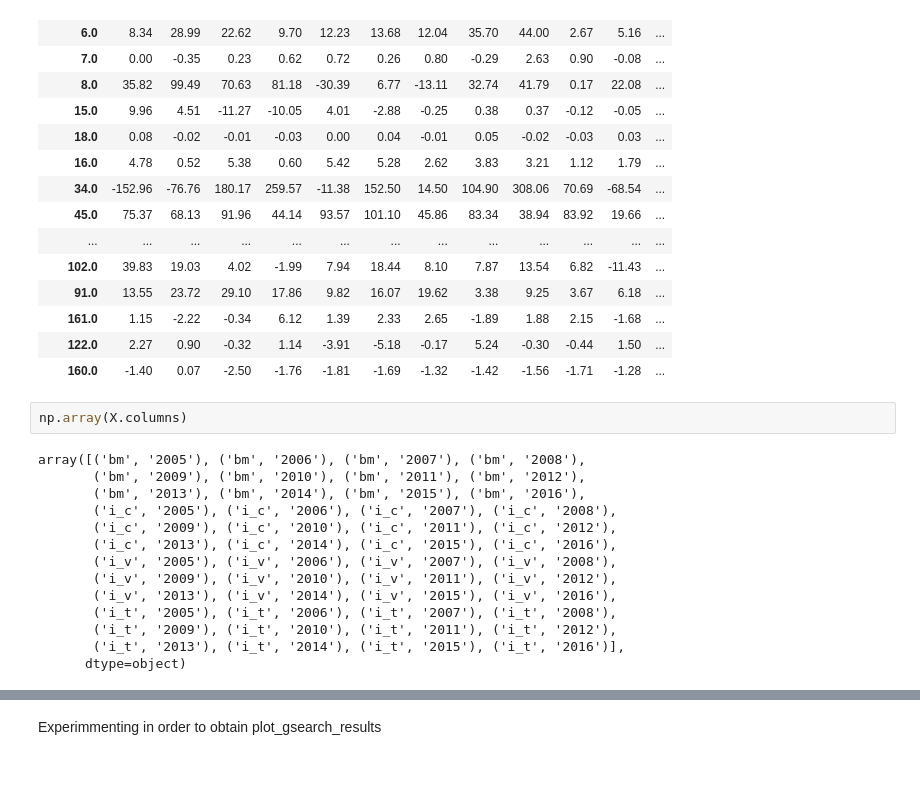
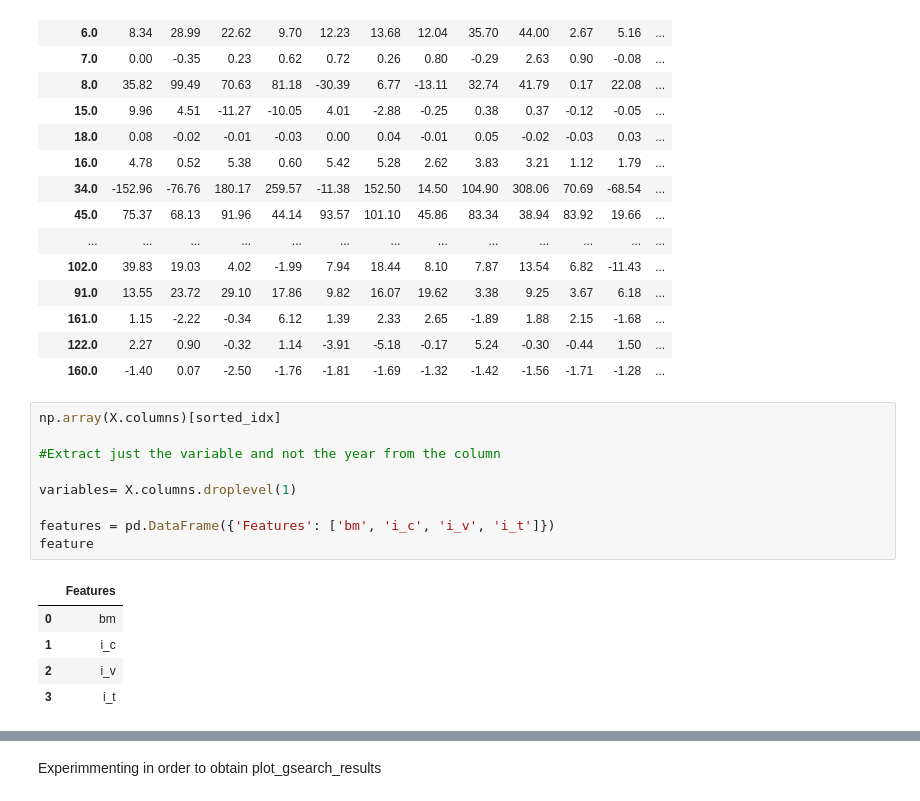
Before and after one commit to Moncada-Francesco-97/Calving-U-Net, a Jupyter notebook: Random_Forest/random_forest.ipynb, the cells around one changed output, grey strips where cells are left out. Drawn from its saved outputs; the diff is of its cells as text; blank space fills up the shorter version.

```diff
--- a/Random_Forest/random_forest.ipynb
+++ b/Random_Forest/random_forest.ipynb
@@ -294,19 +294,18 @@ X
 | 161.0 | 1.15 | -2.22 | -0.34 | 6.12 | 1.39 | 2.33 | 2.65 | -1.89 | 1.88 | 2.15 | -1.68 | ... |
 | 122.0 | 2.27 | 0.90 | -0.32 | 1.14 | -3.91 | -5.18 | -0.17 | 5.24 | -0.30 | -0.44 | 1.50 | ... |
 | 160.0 | -1.40 | 0.07 | -2.50 | -1.76 | -1.81 | -1.69 | -1.32 | -1.42 | -1.56 | -1.71 | -1.28 | ... |
-# %%
-np.array(X.columns)
-# %% [output]
-array([('bm', '2005'), ('bm', '2006'), ('bm', '2007'), ('bm', '2008'),
-       ('bm', '2009'), ('bm', '2010'), ('bm', '2011'), ('bm', '2012'),
-       ('bm', '2013'), ('bm', '2014'), ('bm', '2015'), ('bm', '2016'),
-       ('i_c', '2005'), ('i_c', '2006'), ('i_c', '2007'), ('i_c', '2008'),
-       ('i_c', '2009'), ('i_c', '2010'), ('i_c', '2011'), ('i_c', '2012'),
-       ('i_c', '2013'), ('i_c', '2014'), ('i_c', '2015'), ('i_c', '2016'),
-       ('i_v', '2005'), ('i_v', '2006'), ('i_v', '2007'), ('i_v', '2008'),
-       ('i_v', '2009'), ('i_v', '2010'), ('i_v', '2011'), ('i_v', '2012'),
-       ('i_v', '2013'), ('i_v', '2014'), ('i_v', '2015'), ('i_v', '2016'),
-       ('i_t', '2005'), ('i_t', '2006'), ('i_t', '2007'), ('i_t', '2008'),
-       ('i_t', '2009'), ('i_t', '2010'), ('i_t', '2011'), ('i_t', '2012'),
-       ('i_t', '2013'), ('i_t', '2014'), ('i_t', '2015'), ('i_t', '2016')],
-      dtype=object)
+# %%
+np.array(X.columns)[sorted_idx]
+
+#Extract just the variable and not the year from the column
+
+variables= X.columns.droplevel(1)
+
+features = pd.DataFrame({'Features': ['bm', 'i_c', 'i_v', 'i_t']})
+feature
+# %% [output]
+|  | Features |
+| 0 | bm |
+| 1 | i_c |
+| 2 | i_v |
+| 3 | i_t |
```
Also changed, not shown: parts of 7 cells of this notebook, 2 other files.
